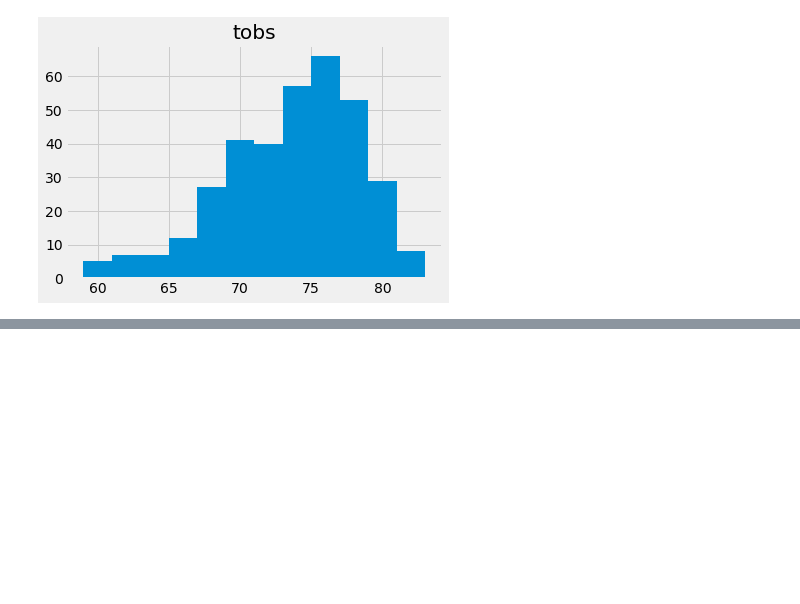
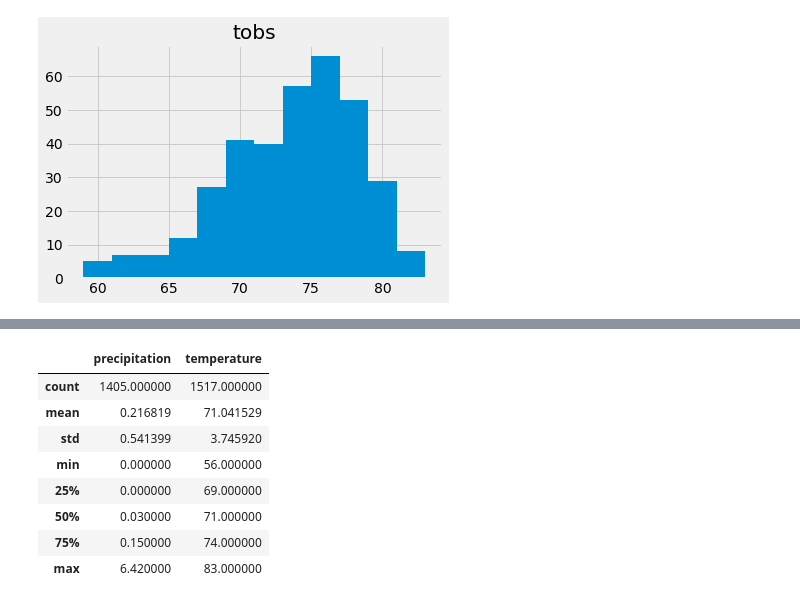
Before and after one commit to ndxn/surfs_up, a Jupyter notebook: climate_analysis.ipynb, the cells around one changed output, grey strips where cells are left out. Cells and saved outputs as stored; diff of their text form; code cells hidden in the pictures; blank space fills up the shorter version.

```diff
--- a/climate_analysis.ipynb
+++ b/climate_analysis.ipynb
@@ -134,0 +171,20 @@ array([[<matplotlib.axes._subplots.AxesSubplot object at 0x...>]],
+# %%
+# Determine key statistical data about the month of June.
+# Query December Data
+dec_data = session.query(Measurement.prcp, Measurement.tobs).filter(extract('month', Measurement.date) == 12).all()
+
+# Convert to Pandas DataFrame
+decDF = pd.DataFrame(dec_data, columns=['precipitation','temperature'])
+
+# Use Pandas to calcualte the summary statistics for the temp data
+decDF.describe()
+# %% [output]
+|  | precipitation | temperature |
+| count | 1405.000000 | 1517.000000 |
+| mean | 0.216819 | 71.041529 |
+| std | 0.541399 | 3.745920 |
+| min | 0.000000 | 56.000000 |
+| 25% | 0.000000 | 69.000000 |
+| 50% | 0.030000 | 71.000000 |
+| 75% | 0.150000 | 74.000000 |
+| max | 6.420000 | 83.000000 |
```
Also changed, not shown: parts of 7 cells of this notebook, 2 other files.
